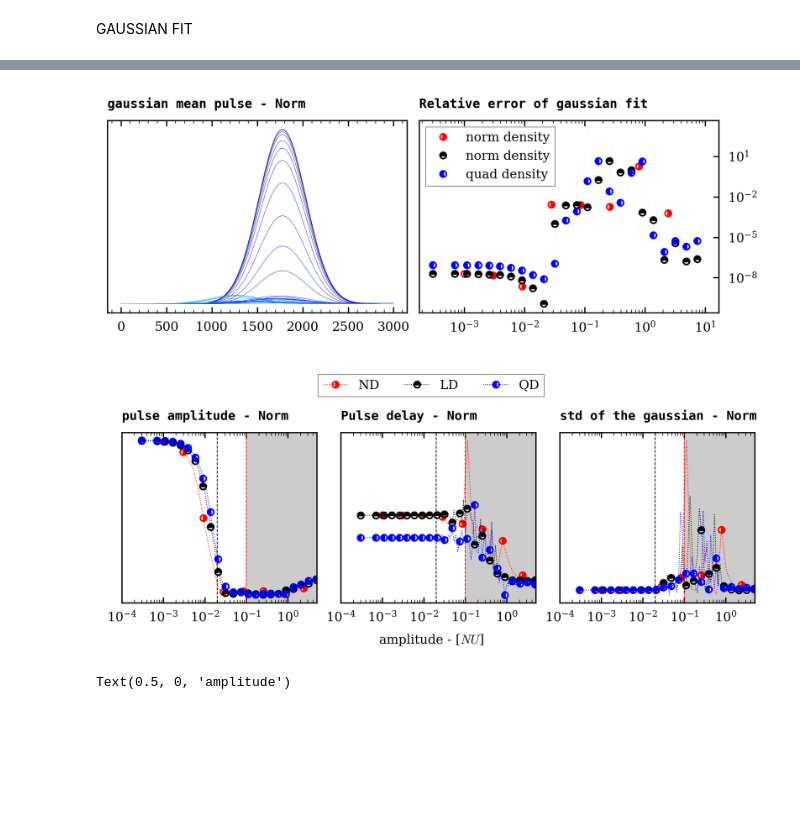
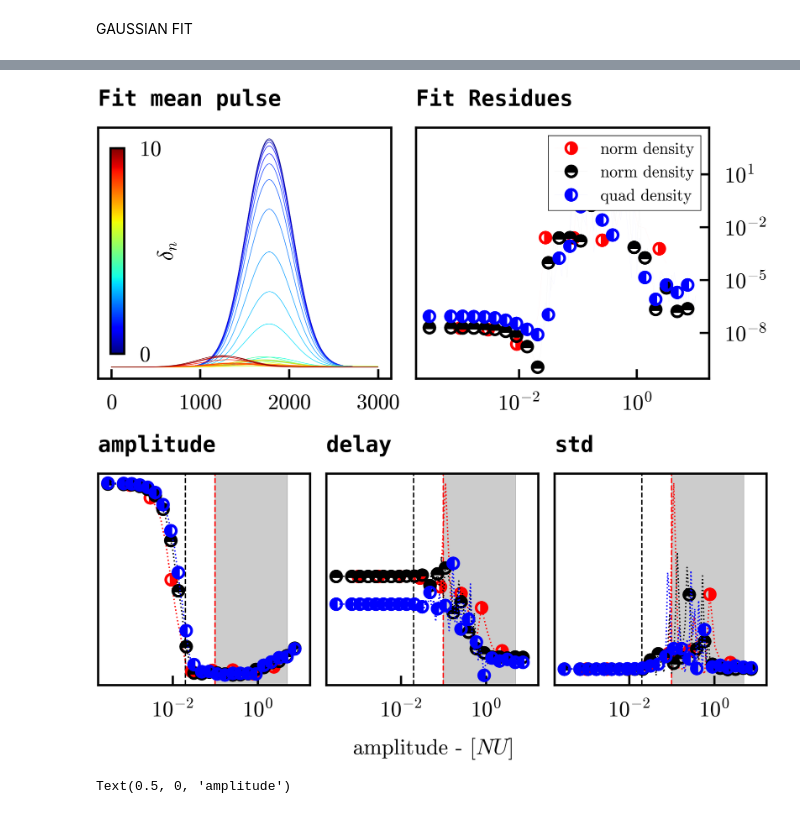
Before and after one commit to Chatr0uge/Internship_SPC, a Jupyter notebook: src/profile_study/profile_study.ipynb, the cells around one changed output, grey strips where cells are left out. Saved outputs shown, nothing was run; the diff lists cells and outputs as text; code cells hidden in the pictures; blank space fills up the shorter version.

```diff
--- a/src/profile_study/profile_study.ipynb
+++ b/src/profile_study/profile_study.ipynb
@@ -247,6 +251,7 @@ amp_2 = np.std(abs(pulse_4), axis = 2)
 amp_3 = np.std(abs(pulse_quad), axis = 2)
 # %%
 index = np.argsort(amplitude_norm)
+index_2 = np.argsort(amplitude_4)
 index_3 = np.argsort(amplitude_quad)
 index_4 = np.argsort(amplitude_norm_2)
 # %%
@@ -688,35 +706,42 @@ cf_3 = np.array([curve_fit(gaussian, range(len(pulse)), pulse, p0 = [300, 1500,
 # %%
-W = 5.8
-fig, ax = plt.subplots(1,2, figsize = (W, W * 3/8), dpi = 300)
+W = 3.5
+fig, ax = plt.subplots(1,2, figsize = (W, W * 2/4), dpi = 600, layout = 'constrained')
 cf_cov = np.array([np.sum(np.diag(curve_fit(gaussian, range(len(pulse)), pulse, p0 = [300, 1500, 500])[1]) ** 2) for pulse in abs(np.mean(pulse_norm, axis = 1))])
 cf_cov_2 = np.array([np.sum(np.diag(curve_fit(gaussian, range(len(pulse)), pulse, p0 = [300, 1500, 500])[1]) ** 2) for pulse in abs(np.mean(pulse_4, axis = 1))])
 cf_cov_3 = np.array([np.sum(np.diag(curve_fit(gaussian, range(len(pulse)), pulse, p0 = [300, 1500, 500])[1]) ** 2) for pulse in abs(np.mean(pulse_quad, axis = 1))])
 
-ax[0].set_prop_cycle(color=plt.cm.jet(np.linspace(0, 1, 100)))
+ax[0].set_prop_cycle(color=plt.cm.jet(np.linspace(0, 1, 30)))
 ax[0].plot(np.array([gaussian(np.arange(3000), *p_opt) for p_opt in cf]).T, lw = .2)
-ax[0].set_title('gaussian mean pulse - Norm', fontweight='bold',loc = 'left',
+ax[0].set_title('Fit mean pulse ', fontweight='bold',loc = 'left',
     family='monospace',)
 ax[0].set_yticks([])
 
 
 ax[1].plot(amplitude_norm[index],cf_cov[index] / cf[:,0][index],  marker = MarkerStyle("o", fillstyle="right"), label = 'norm density', lw = 0.01, markevery = 4, ms = 4,   color = 'r', ls = ':')
 ax[1].plot(amplitude_4[index_2], cf_cov_2[index_2] / cf_2[:,0][index_2], marker = MarkerStyle("o", fillstyle="top"), label = 'norm density', lw = 0.01, markevery = 4, ms = 4,   color = 'k', ls = ':')
 ax[1].plot(amplitude_quad[index_3], cf_cov_3[index_3] / cf_3[:,0][index_3], marker = MarkerStyle("o", fillstyle="left"), label = 'quad density', lw = 0.01, markevery = 4, ms = 4,   color = 'b', ls = ':')
 
 ax[1].set_xscale('log')
 ax[1].set_yscale('log')
-ax[1].set_title('Relative error of gaussian fit',  fontweight='bold',loc = 'left',
+ax[1].set_title('Fit Residues',  fontweight='bold',loc = 'left',
     family='monospace',)
 ax[1].yaxis.tick_right()
-ax[1].legend()
-fig.savefig('../../Report/figures/gaussian_fit.png', dpi = 500, bbox_inches='tight')
+ax[1].legend(fontsize = 6)
+sm = plt.cm.ScalarMappable(cmap='jet',
+                           norm=plt.Normalize(vmin=amplitude_4.min(),
+                                              vmax=amplitude_4.max()))
+cax = fig.add_axes([0.03, 0.2, .02, 0.6])
+fig.colorbar(sm, cax=cax, orientation='vertical')
+cax.set_yticks([amplitude_4.min(), amplitude_4.max()])
+cax.set_ylabel('$\delta_n$', labelpad=-1.6)
+fig.savefig('../../Report/figures/gaussian_fit.png', dpi = 600, bbox_inches='tight')
 # %% [output]
-[figure, old version]
+[figure, new version]
 # %%
-W = 5.8
-fig, ax = plt.subplots(1,3, figsize = (W, W * 3/8))
+W = 3.5
+fig, ax = plt.subplots(1,3, figsize = (W, W * 3/6), layout = 'constrained', dpi = 600)
 
-ax[0].set_title('pulse amplitude - Norm',   fontweight='bold',loc = 'left',
+ax[0].set_title('amplitude ',   fontweight='bold',loc = 'left',
     family='monospace',)
 ax[0].axvline(0.1, color = 'r', ls = '--', lw = .5)
 ax[0].axvline(nc2, color = 'k', ls = '--', lw = .5)
@@ -725,39 +750,36 @@ ax[0].plot(amplitude_norm[index],cf[:,0][index] ,  marker = MarkerStyle("o", fil
 ax[0].plot(amplitude_4[index_2], cf_2[:,0][index_2] , marker = MarkerStyle("o", fillstyle="top"), label = 'LD', lw = 0.5, markevery = 4, ms = 4,   color = 'k', ls = ':')
 ax[0].plot(amplitude_quad[index_3], cf_3[:,0][index_3] , marker = MarkerStyle("o", fillstyle="left"), label = 'QD', lw = 0.5, markevery = 4, ms = 4,   color = 'b', ls = ':')
 
-ax[0].set_xlim(1e-4, 5)
 ax[0].axvspan(0.1, 5, alpha = 0.2, color = 'k')
 ax[0].set_xscale('log')
 ax[0].set_yticks([])
 
-ax[1].set_title('Pulse delay - Norm',   fontweight='bold',loc = 'left',
+ax[1].set_title('delay ',   fontweight='bold',loc = 'left',
     family='monospace',)
 ax[1].axvline(0.1, color = 'r', ls = '--', lw = .5)
 ax[1].axvline(nc2, color = 'k', ls = '--', lw = .5)
 ax[1].plot(amplitude_norm[index],cf[:,1][index] ,  marker = MarkerStyle("o", fillstyle="right"), lw = 0.5, markevery = 4, ms = 4,   color = 'r', ls = ':')
 ax[1].plot(amplitude_4[index_2], cf_2[:,1][index_2] , marker = MarkerStyle("o", fillstyle="top"), lw = 0.5, markevery = 4, ms = 4,   color = 'k', ls = ':')
 ax[1].plot(amplitude_quad[index_3], cf_3[:,1][index_3] , marker = MarkerStyle("o", fillstyle="left"), lw = 0.5, markevery = 4, ms = 4,   color = 'b', ls = ':')
-ax[1].set_xlim(1e-4, 5)
 ax[1].axvspan(0.1, 5, alpha = 0.2, color = 'k')
 ax[1].set_xscale('log')
 ax[1].set_yticks([])
 
-ax[2].set_title('std of the gaussian - Norm',  fontweight='bold',loc = 'left',
+ax[2].set_title('std',  fontweight='bold',loc = 'left',
     family='monospace',)
 ax[2].axvline(0.1, color = 'r', ls = '--', lw = .5)
 ax[2].axvline(nc2, color = 'k', ls = '--', lw = .5)
 ax[2].plot(amplitude_norm[index],cf[:,2][index] ,  marker = MarkerStyle("o", fillstyle="right"), lw = 0.5, markevery = 4, ms = 4,   color = 'r', ls = ':')
 ax[2].plot(amplitude_4[index_2], cf_2[:,2][index_2] , marker = MarkerStyle("o", fillstyle="top"), lw = 0.5, markevery = 4, ms = 4,   color = 'k', ls = ':')
 ax[2].plot(amplitude_quad[index_3], cf_3[:,2][index_3] , marker = MarkerStyle("o", fillstyle="left"), lw = 0.5, markevery = 4, ms = 4,   color = 'b', ls = ':')
-ax[2].set_xlim(1e-4, 5)
 ax[2].axvspan(0.1, 5, alpha = 0.2, color = 'k')
 ax[2].set_xscale('log')
 ax[2].set_yticks([])
 fig.supxlabel("amplitude - [$NU$]", fontsize = 8)
-fig.legend(loc = 'upper center', bbox_to_anchor = (0.5, 1.15), ncol = 3)
-fig.savefig('../../Report/figures/gaussian_Params.png', dpi = 500, bbox_inches='tight')
+# fig.legend(loc = 'upper center', bbox_to_anchor = (0.5, 1.15), ncol = 3)
+fig.savefig('../../Report/figures/gaussian_Params.pdf', dpi = 600, bbox_inches='tight')
 # %% [output]
-[figure, old version]
+[figure, new version]
 # %%
 from scipy.signal import find_peaks
 # %%
```
Also changed, not shown: parts of 9 cells of this notebook, 39 other files.
